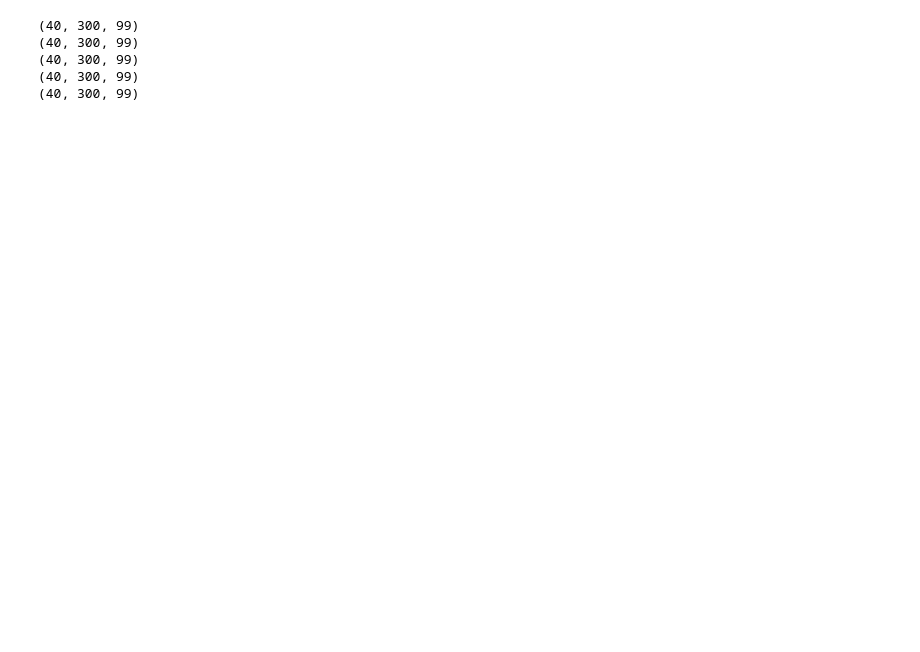
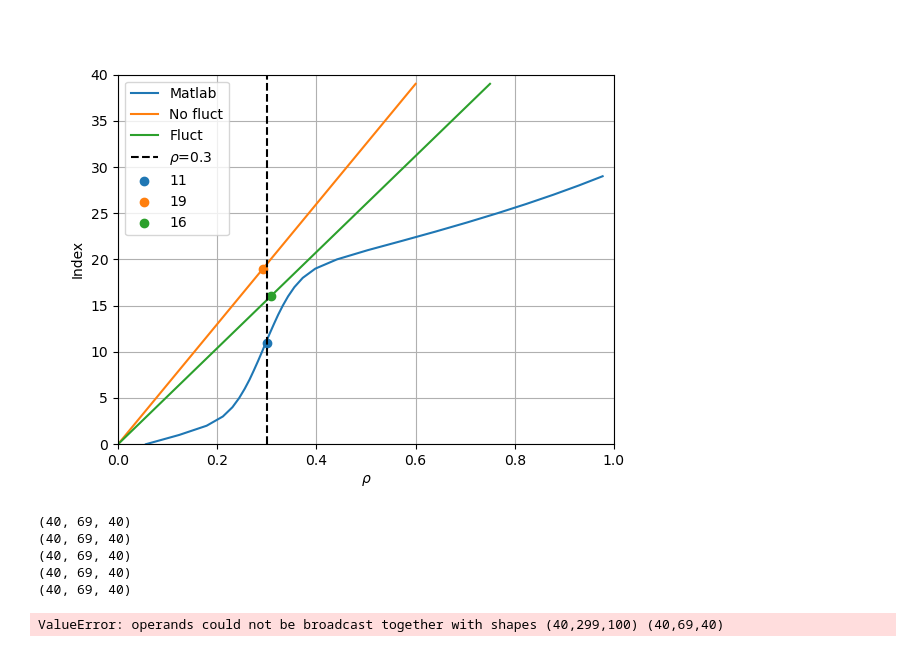
Before and after one commit to EwoutDevlaminck/WKBacca_QL, a Jupyter notebook: Analysis_comp.ipynb, the cells around one changed output. Drawn from its saved outputs; the diff is of its cells as text; code cells hidden in the pictures; blank space fills up the shorter version.

```diff
--- a/Analysis_comp.ipynb
+++ b/Analysis_comp.ipynb
@@ -117,0 +63,12 @@ QL_bounce_nofluct.shape
+# %%
+matlab_file = '/home/devlamin/Documents/WKBeam_related/WKBacca_QL/WKBacca_cases/TCV72644_1.25/input/Drf_data.mat'
+
+from scipy.io import loadmat
+
+mat = loadmat(matlab_file)['Drf_data']
+Drf_mat = mat['dat'][0,0]
+rho_mat = mat['rhoP'][0,0][0]
+Pnorm_mat = mat['PP'][0,0]
+Ksi0_mat = mat['MHU'][0,0]
+Ppar_mat, Pper_mat = Pnorm_mat*Ksi0_mat, Pnorm_mat*np.sqrt(1-Ksi0_mat**2)
+print(Drf_mat.shape, rho_mat.shape, Pnorm_mat.shape, Ksi0_mat.shape)
@@ -118,3 +168,33 @@ QL_bounce_nofluct.shape
+# %%
+def closest_index(val):
+    return np.argmin(np.abs(rho_mat- val)), np.argmin(np.abs(np.sqrt(psi)- val)), np.argmin(np.abs(np.sqrt(psi_fluct)- val))
+
+rho_goal = 0.3
+
+plt.figure()
+len_mat = rho_mat.shape[0]
+len_no_fluct = len(psi)
+len_fluct = len(psi_fluct)
+
+plt.plot(rho_mat, np.arange(len_mat), label='Matlab')
+plt.plot(np.sqrt(psi), np.arange(len_no_fluct), label='No fluct')
+plt.plot(np.sqrt(psi_fluct), np.arange(len_fluct), label='Fluct')
+plt.axvline([rho_goal], color='k', linestyle='--', label=rf'$\rho$={rho_goal}')
+
+i_mat, i_no_fluct, i_fluct = closest_index(rho_goal)
+
+plt.scatter([rho_goal], [i_mat], label=f'{i_mat}')
+plt.scatter([np.sqrt(psi[i_no_fluct])], [i_no_fluct], label=f'{i_no_fluct}')
+plt.scatter([np.sqrt(psi_fluct[i_fluct])], [i_fluct], label=f'{i_fluct}')
+plt.grid()
+plt.xlabel(r'$\rho$')
+plt.ylabel('Index')
+plt.xlim(0, 1)
+plt.ylim(0, 40)
+plt.legend()
+plt.show()
+# %% [output]
+[figure, added]
 # %%
 Pnorm, Ksi0 = np.meshgrid(p_norm, ksi0)
 
@@ -124,20 +204,25 @@ PPAR = np.tile(Ppar, (len(psi), 1, 1))
 PPER = np.tile(Pper, (len(psi), 1, 1))
 KSI0 = np.tile(Ksi0, (len(psi), 1, 1))
 
-RHO = np.tile(np.sqrt(psi.T), (len(p_norm), len(ksi0), 1)).T
+RHO_nofluct = np.tile(np.sqrt(psi.T), (len(p_norm), len(ksi0), 1)).T
+RHO_fluct = np.tile(np.sqrt(psi_fluct.T), (len(p_norm), len(ksi0), 1)).T
 
-QL_bounce_nofluct = np.transpose(QL_bounce_nofluct, (0, 2, 1))
+DRF0_nofluct = np.transpose(DRF0_nofluct, (0, 2, 1))
+DRF0_fluct = np.transpose(DRF0_fluct, (0, 2, 1))
 
-print(QL_bounce_nofluct.shape)
+print(DRF0_nofluct.shape)
 print(PPER.shape)
 print(PPAR.shape)
-print(RHO.shape)
+print(RHO_nofluct.shape)
 print(KSI0.shape)
 # %% [output]
-(40, 300, 99)
-(40, 300, 99)
-(40, 300, 99)
-(40, 300, 99)
-(40, 300, 99)
+(40, 69, 40)
+(40, 69, 40)
+(40, 69, 40)
+(40, 69, 40)
+(40, 69, 40)
 # %%
-QL_bounce_nofluct = QL_bounce_nofluct*(1-KSI0**2) # D_rf_pp, DKE 4.298
+DRF_pp_nofluct = DRF0_nofluct*(1-KSI0**2) # D_rf_pp, DKE 4.298
+DRF_pp_fluct = DRF0_fluct*(1-KSI0**2)
+# %% [output]
+ValueError: operands could not be broadcast together with shapes (40,299,100) (40,69,40)
```
Also changed, not shown: parts of 21 cells of this notebook, 4 other files.
